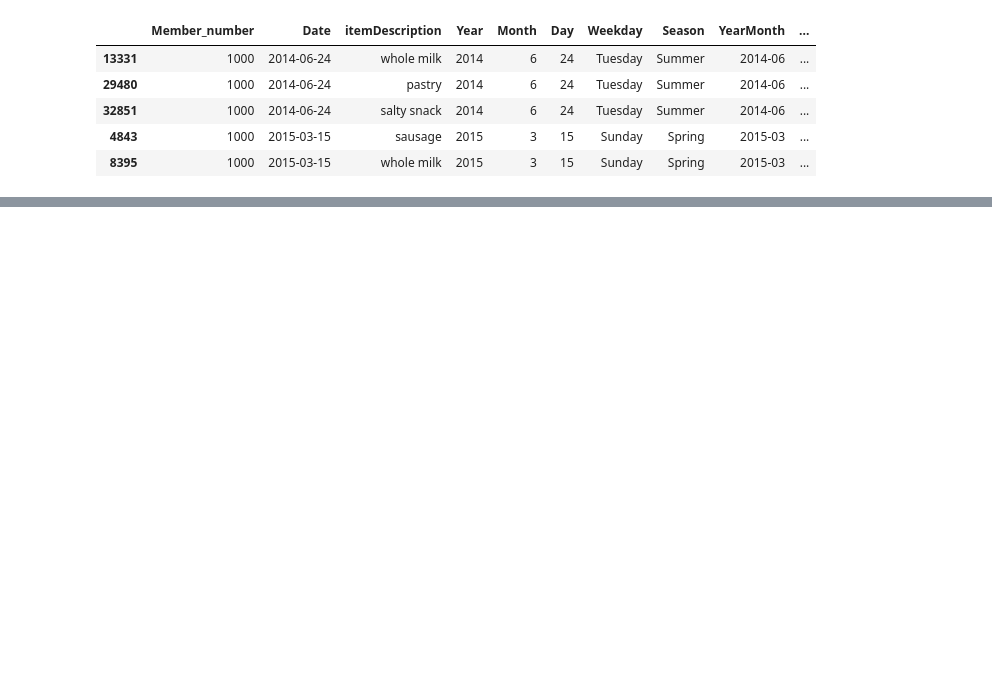
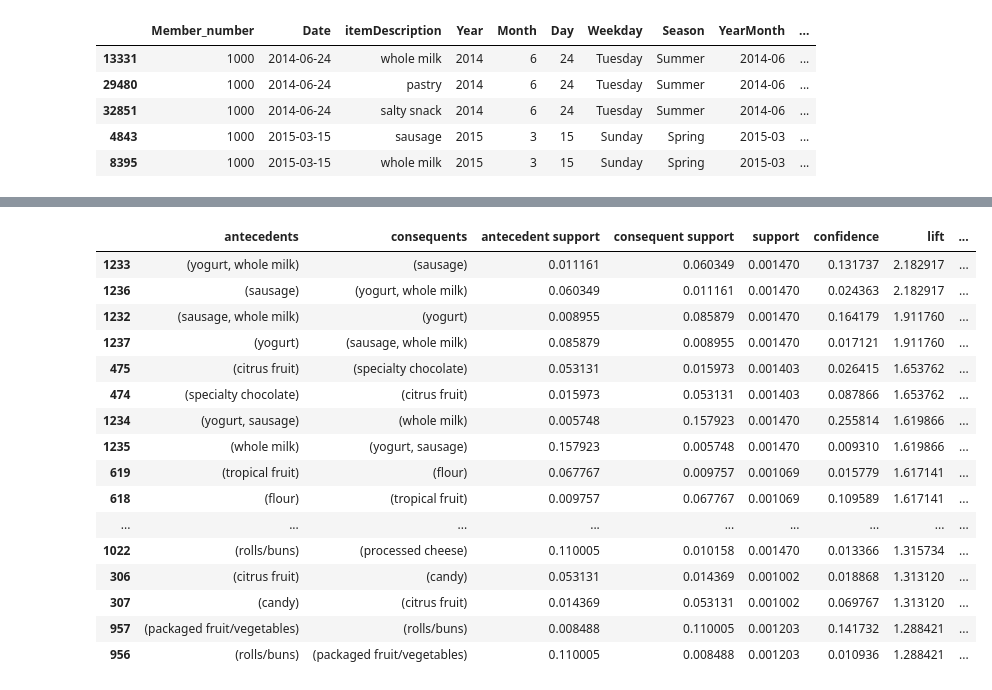
Before and after one commit to manbavaran/Association_Rules_Groceries, a Jupyter notebook: src/Association_Rules_Groceries.ipynb, the cells around one changed output, grey strips where cells are left out. Saved outputs shown, nothing was run; the diff lists cells and outputs as text; code cells hidden in the pictures; blank space fills up the shorter version.

Commit message:
item_Association_Rules_top_50

```diff
--- a/src/Association_Rules_Groceries.ipynb
+++ b/src/Association_Rules_Groceries.ipynb
@@ -122,0 +304,10 @@ df.head()
+# %%
+# 품목 단위(아이템 단위) 연관분석
+transactions_item = df.groupby(['Member_number', 'Date'])['itemDescription'].apply(list).tolist()
+# %%
+from mlxtend.preprocessing import TransactionEncoder
+
+te = TransactionEncoder()
+te_ary = te.fit(transactions_item).transform(transactions_item)
+df_matrix = pd.DataFrame(te_ary, columns=te.columns_)
+df_matrix
@@ -122,0 +328,4 @@ df.head()
+# %%
+from mlxtend.frequent_patterns import apriori, association_rules
+frequent_itemsets = apriori(df_matrix, min_support=0.001, use_colnames=True)
+frequent_itemsets
@@ -122,0 +346,3 @@ df.head()
+# %%
+rules = association_rules(frequent_itemsets, metric="confidence", min_threshold=0.001)
+rules
@@ -122,0 +363,21 @@ df.head()
+# %%
+top_rules = rules.sort_values('lift', ascending=False).head(50)
+top_rules
+# %% [output]
+|  | antecedents | consequents | antecedent support | consequent support | support | confidence | lift | ... |
+| 1233 | (yogurt, whole milk) | (sausage) | 0.011161 | 0.060349 | 0.001470 | 0.131737 | 2.182917 | ... |
+| 1236 | (sausage) | (yogurt, whole milk) | 0.060349 | 0.011161 | 0.001470 | 0.024363 | 2.182917 | ... |
+| 1232 | (sausage, whole milk) | (yogurt) | 0.008955 | 0.085879 | 0.001470 | 0.164179 | 1.911760 | ... |
+| 1237 | (yogurt) | (sausage, whole milk) | 0.085879 | 0.008955 | 0.001470 | 0.017121 | 1.911760 | ... |
+| 475 | (citrus fruit) | (specialty chocolate) | 0.053131 | 0.015973 | 0.001403 | 0.026415 | 1.653762 | ... |
+| 474 | (specialty chocolate) | (citrus fruit) | 0.015973 | 0.053131 | 0.001403 | 0.087866 | 1.653762 | ... |
+| 1234 | (yogurt, sausage) | (whole milk) | 0.005748 | 0.157923 | 0.001470 | 0.255814 | 1.619866 | ... |
+| 1235 | (whole milk) | (yogurt, sausage) | 0.157923 | 0.005748 | 0.001470 | 0.009310 | 1.619866 | ... |
+| 619 | (tropical fruit) | (flour) | 0.067767 | 0.009757 | 0.001069 | 0.015779 | 1.617141 | ... |
+| 618 | (flour) | (tropical fruit) | 0.009757 | 0.067767 | 0.001069 | 0.109589 | 1.617141 | ... |
+| ... | ... | ... | ... | ... | ... | ... | ... | ... |
+| 1022 | (rolls/buns) | (processed cheese) | 0.110005 | 0.010158 | 0.001470 | 0.013366 | 1.315734 | ... |
+| 306 | (citrus fruit) | (candy) | 0.053131 | 0.014369 | 0.001002 | 0.018868 | 1.313120 | ... |
+| 307 | (candy) | (citrus fruit) | 0.014369 | 0.053131 | 0.001002 | 0.069767 | 1.313120 | ... |
+| 957 | (packaged fruit/vegetables) | (rolls/buns) | 0.008488 | 0.110005 | 0.001203 | 0.141732 | 1.288421 | ... |
+| 956 | (rolls/buns) | (packaged fruit/vegetables) | 0.110005 | 0.008488 | 0.001203 | 0.010936 | 1.288421 | ... |
```
Also changed, not shown: parts of 19 cells of this notebook.
